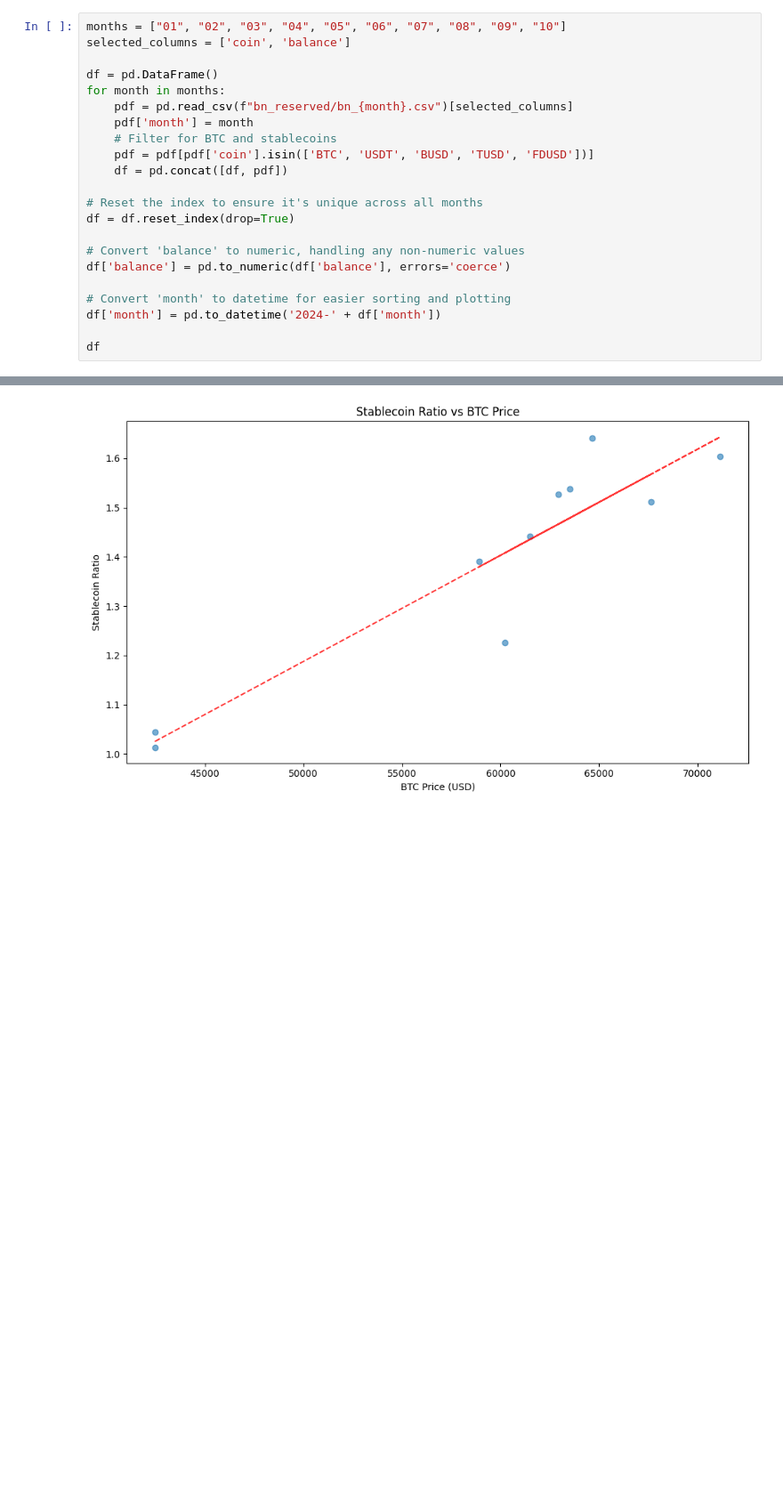
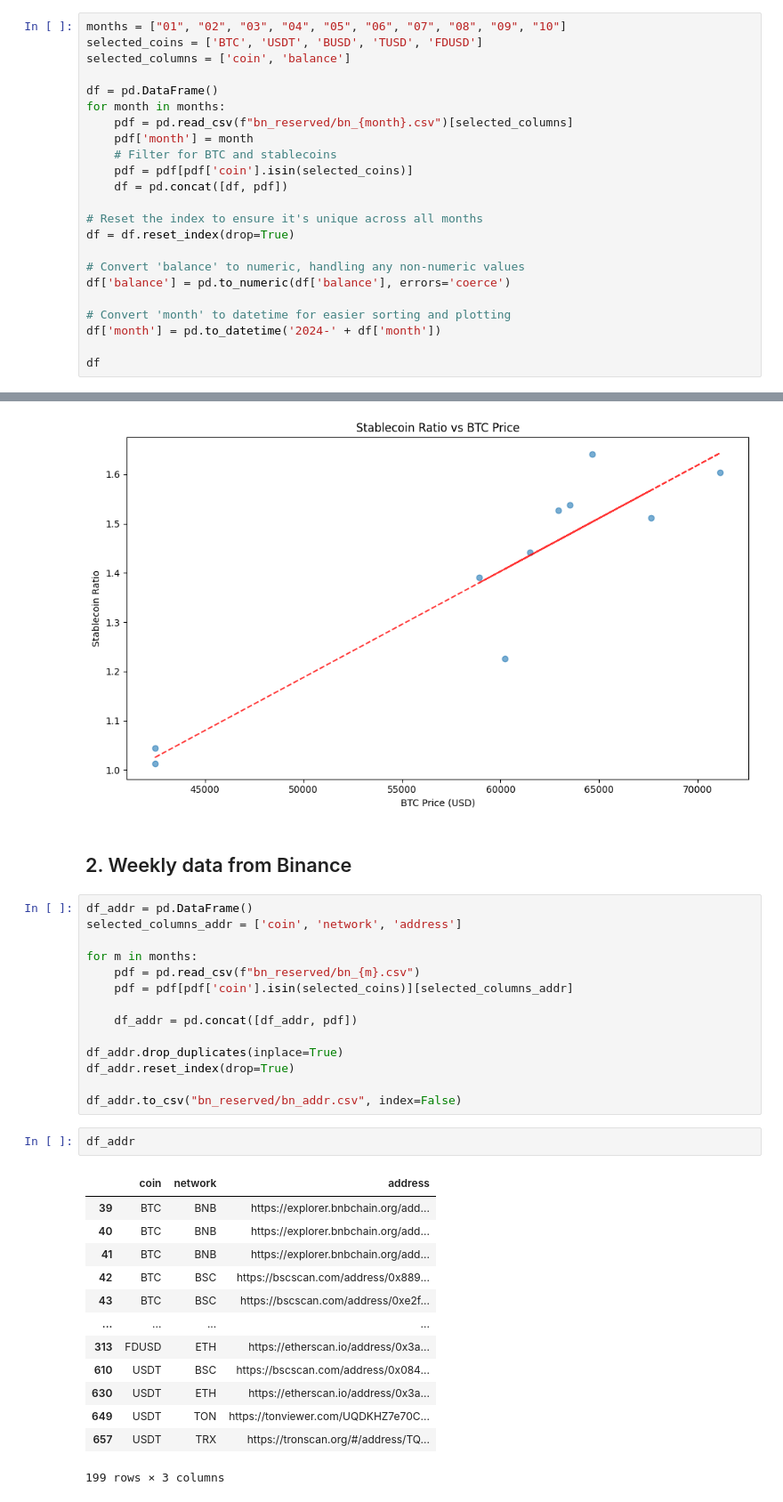
Before and after one commit to iamantee/btc_analysis, a Jupyter notebook: stablecoin_ratio.ipynb, the cells around one changed output, grey strips where cells are left out. Shown at 89% size. Cells and saved outputs as stored; diff of their text form; blank space fills up the shorter version.

```diff
--- a/stablecoin_ratio.ipynb
+++ b/stablecoin_ratio.ipynb
@@ -5,5 +11,6 @@ import matplotlib.pyplot as plt
 # %%
 months = ["01", "02", "03", "04", "05", "06", "07", "08", "09", "10"]
+selected_coins = ['BTC', 'USDT', 'BUSD', 'TUSD', 'FDUSD']
 selected_columns = ['coin', 'balance']
 
 df = pd.DataFrame()
@@ -11,7 +18,7 @@ for month in months:
     pdf = pd.read_csv(f"bn_reserved/bn_{month}.csv")[selected_columns]
     pdf['month'] = month
     # Filter for BTC and stablecoins
-    pdf = pdf[pdf['coin'].isin(['BTC', 'USDT', 'BUSD', 'TUSD', 'FDUSD'])]
+    pdf = pdf[pdf['coin'].isin(selected_coins)]
     df = pd.concat([df, pdf])
 
 # Reset the index to ensure it's unique across all months
@@ -205,3 +212,35 @@ plt.show()
 # %% [output]
 Correlation between Stablecoin Ratio and BTC Price: 0.9263
 [figure]
+# %% [markdown]
+## 2. Weekly data from Binance
+# %%
+df_addr = pd.DataFrame()
+selected_columns_addr = ['coin', 'network', 'address']
+
+for m in months:
+    pdf = pd.read_csv(f"bn_reserved/bn_{m}.csv")
+    pdf = pdf[pdf['coin'].isin(selected_coins)][selected_columns_addr]
+
+    df_addr = pd.concat([df_addr, pdf])
+
+df_addr.drop_duplicates(inplace=True)
+df_addr.reset_index(drop=True)
+
+df_addr.to_csv("bn_reserved/bn_addr.csv", index=False)
+# %%
+df_addr
+# %% [output]
+|  | coin | network | address |
+| 39 | BTC | BNB | https://explorer.bnbchain.org/add... |
+| 40 | BTC | BNB | https://explorer.bnbchain.org/add... |
+| 41 | BTC | BNB | https://explorer.bnbchain.org/add... |
+| 42 | BTC | BSC | https://bscscan.com/address/0x889... |
+| 43 | BTC | BSC | https://bscscan.com/address/0xe2f... |
+| ... | ... | ... | ... |
+| 313 | FDUSD | ETH | https://etherscan.io/address/0x3a... |
+| 610 | USDT | BSC | https://bscscan.com/address/0x084... |
+| 630 | USDT | ETH | https://etherscan.io/address/0x3a... |
+| 649 | USDT | TON | https://tonviewer.com/UQDKHZ7e70C... |
+| 657 | USDT | TRX | https://tronscan.org/#/address/TQ... |
+199 rows × 3 columns
```
Also changed, not shown: parts of 11 cells of this notebook, 5 other files.
